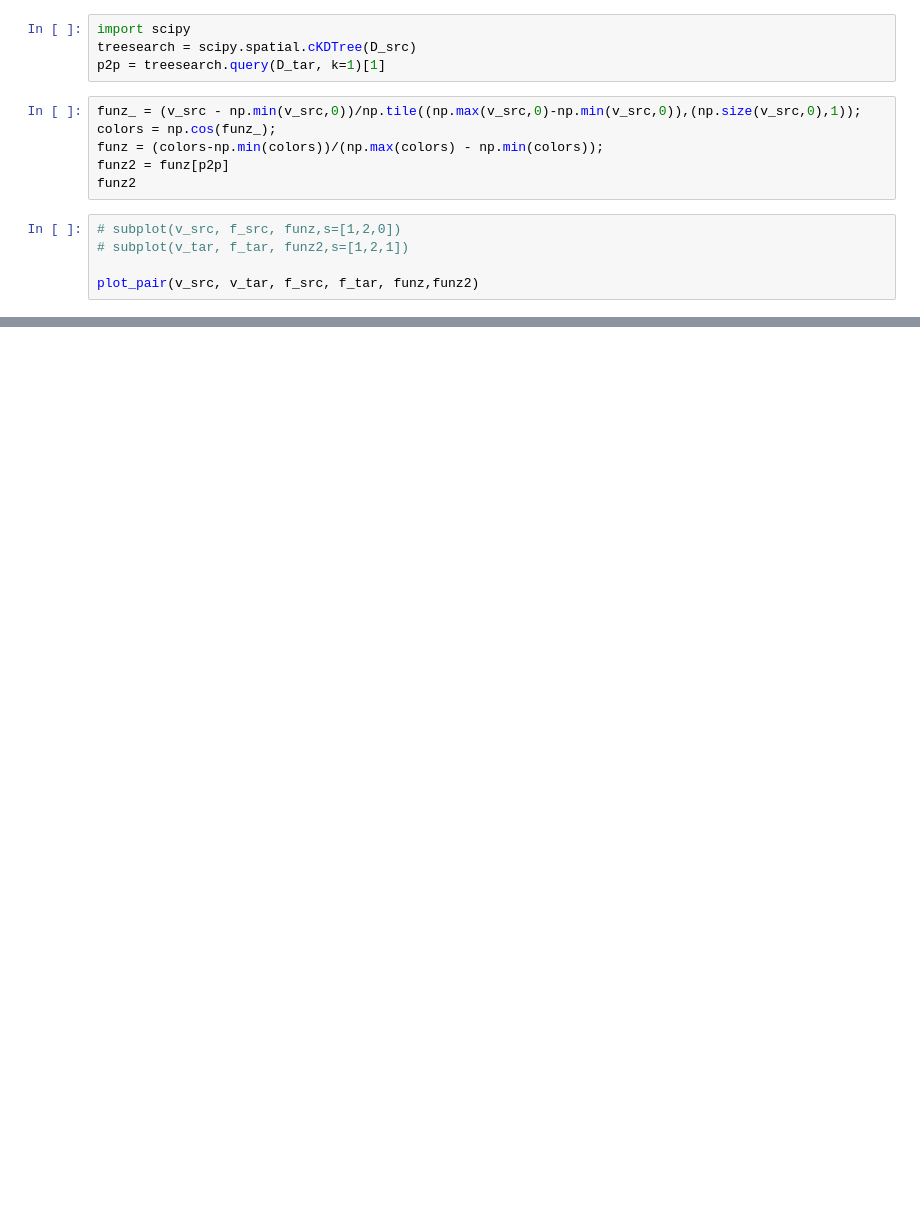
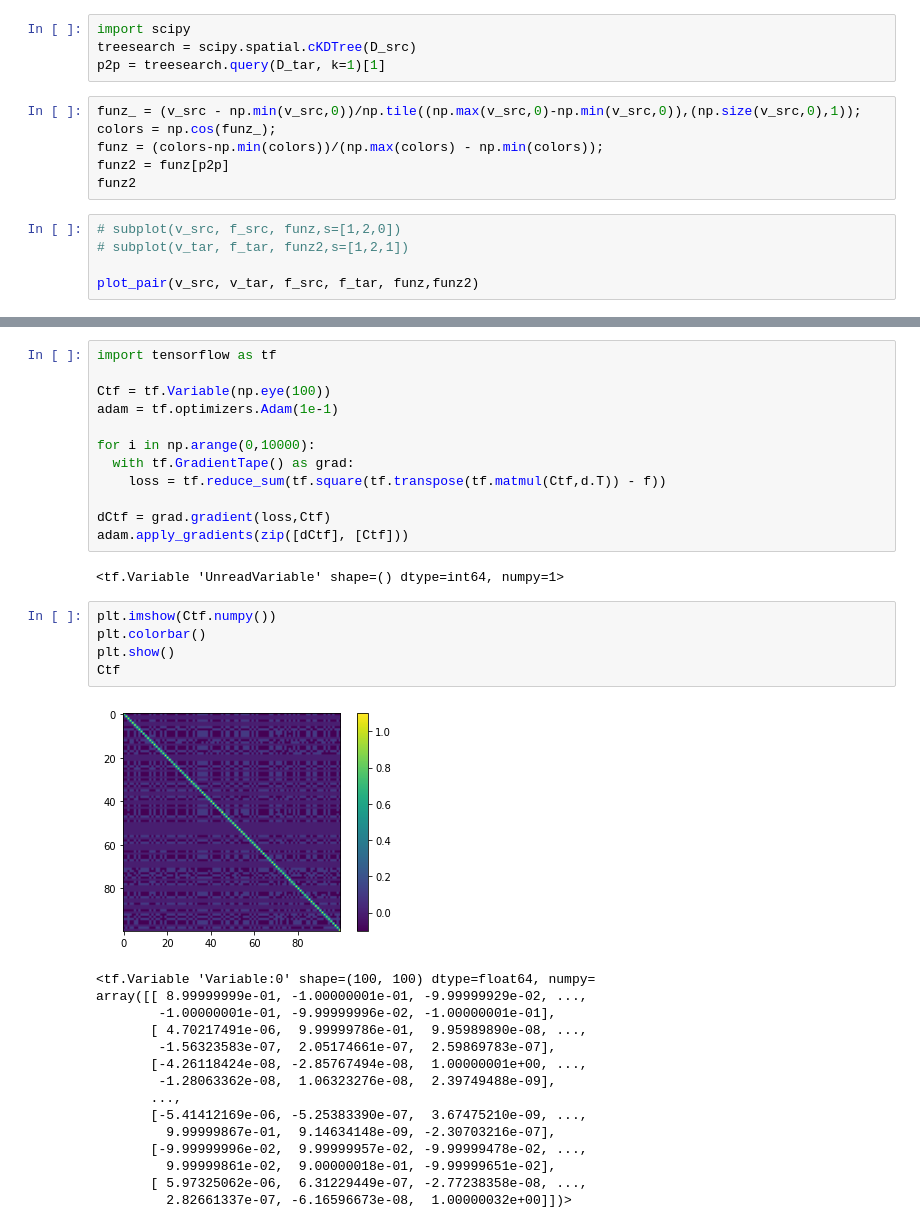
Before and after one commit to riccardomarin/SpectralShapeAnalysis, a Jupyter notebook: Matching.ipynb, the cells around one changed output, grey strips where cells are left out. Drawn from its saved outputs; the diff is of its cells as text; blank space fills up the shorter version.

```diff
--- a/Matching.ipynb
+++ b/Matching.ipynb
@@ -123,0 +203,35 @@ plot_pair(v_src, v_tar, f_src, f_tar, funz,funz2)
+# %%
+import tensorflow as tf
+
+Ctf = tf.Variable(np.eye(100))
+adam = tf.optimizers.Adam(1e-1)
+
+for i in np.arange(0,10000):
+  with tf.GradientTape() as grad:
+    loss = tf.reduce_sum(tf.square(tf.transpose(tf.matmul(Ctf,d.T)) - f))
+
+dCtf = grad.gradient(loss,Ctf)
+adam.apply_gradients(zip([dCtf], [Ctf]))
+# %% [output]
+<tf.Variable 'UnreadVariable' shape=() dtype=int64, numpy=1>
+# %%
+plt.imshow(Ctf.numpy())
+plt.colorbar()
+plt.show()
+Ctf
+# %% [output]
+[figure, added]
+<tf.Variable 'Variable:0' shape=(100, 100) dtype=float64, numpy=
+array([[ 8.99999999e-01, -1.00000001e-01, -9.99999929e-02, ...,
+        -1.00000001e-01, -9.99999996e-02, -1.00000001e-01],
+       [ 4.70217491e-06,  9.99999786e-01,  9.95989890e-08, ...,
+        -1.56323583e-07,  2.05174661e-07,  2.59869783e-07],
+       [-4.26118424e-08, -2.85767494e-08,  1.00000001e+00, ...,
+        -1.28063362e-08,  1.06323276e-08,  2.39749488e-09],
+       ...,
+       [-5.41412169e-06, -5.25383390e-07,  3.67475210e-09, ...,
+         9.99999867e-01,  9.14634148e-09, -2.30703216e-07],
+       [-9.99999996e-02,  9.99999957e-02, -9.99999478e-02, ...,
+         9.99999861e-02,  9.00000018e-01, -9.99999651e-02],
+       [ 5.97325062e-06,  6.31229449e-07, -2.77238358e-08, ...,
+         2.82661337e-07, -6.16596673e-08,  1.00000032e+00]])>
```
Also changed, not shown: parts of 10 cells of this notebook.
